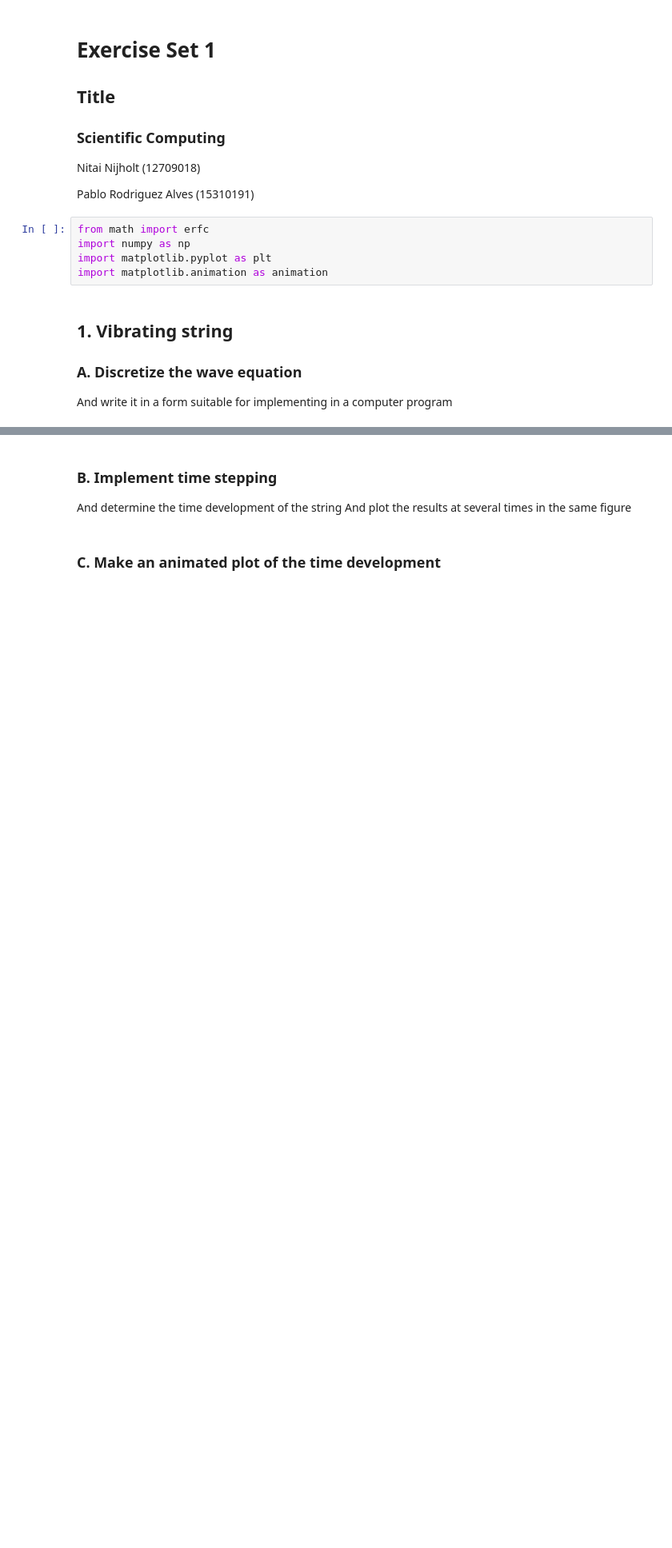
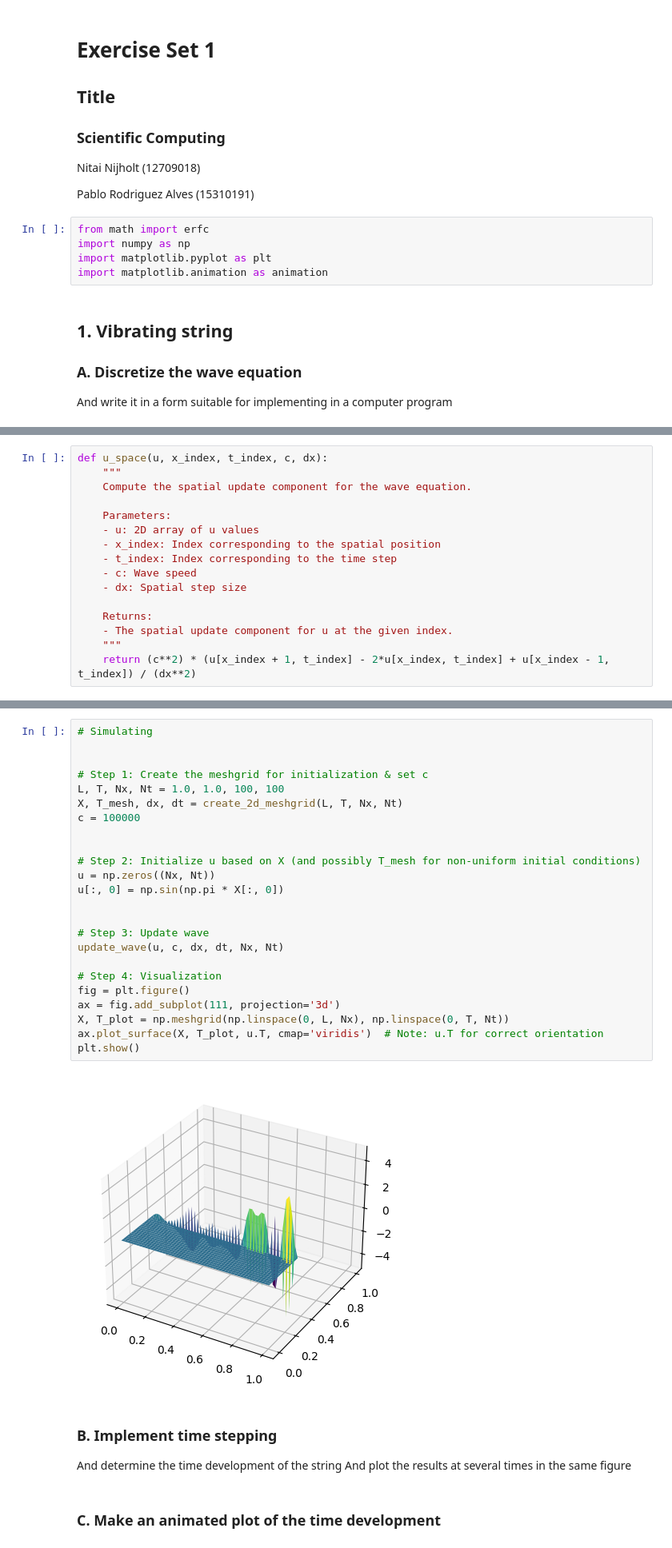
Before and after one commit to NitaiNijholt/ScientificComputing, a Jupyter notebook: assignment_1.ipynb, the cells around one changed output, grey strips where cells are left out. Shown: that part at 80% size. Saved outputs shown, nothing was run; the diff lists cells and outputs as text; blank space fills up the shorter version.

```diff
--- a/assignment_1.ipynb
+++ b/assignment_1.ipynb
@@ -17,0 +50,16 @@ And write it in a form suitable for implementing in a computer program
+# %%
+def u_space(u, x_index, t_index, c, dx):
+    """
+    Compute the spatial update component for the wave equation.
+
+    Parameters:
+    - u: 2D array of u values
+    - x_index: Index corresponding to the spatial position
+    - t_index: Index corresponding to the time step
+    - c: Wave speed
+    - dx: Spatial step size
+
+    Returns:
+    - The spatial update component for u at the given index.
+    """
+    return (c**2) * (u[x_index + 1, t_index] - 2*u[x_index, t_index] + u[x_index - 1, t_index]) / (dx**2)
@@ -18,3 +92,29 @@ And write it in a form suitable for implementing in a computer program
+# %%
+# Simulating
+
+
+# Step 1: Create the meshgrid for initialization & set c
+L, T, Nx, Nt = 1.0, 1.0, 100, 100
+X, T_mesh, dx, dt = create_2d_meshgrid(L, T, Nx, Nt)
+c = 100000
+
+
+# Step 2: Initialize u based on X (and possibly T_mesh for non-uniform initial conditions)
+u = np.zeros((Nx, Nt))
+u[:, 0] = np.sin(np.pi * X[:, 0])
+
+
+# Step 3: Update wave
+update_wave(u, c, dx, dt, Nx, Nt)
+
+# Step 4: Visualization
+fig = plt.figure()
+ax = fig.add_subplot(111, projection='3d')
+X, T_plot = np.meshgrid(np.linspace(0, L, Nx), np.linspace(0, T, Nt))
+ax.plot_surface(X, T_plot, u.T, cmap='viridis')  # Note: u.T for correct orientation
+plt.show()
+# %% [output]
+[figure, added]
 # %% [markdown]
 ### B. Implement time stepping
 And determine the time development of the string
```
Also changed, not shown: parts of 5 cells of this notebook.
